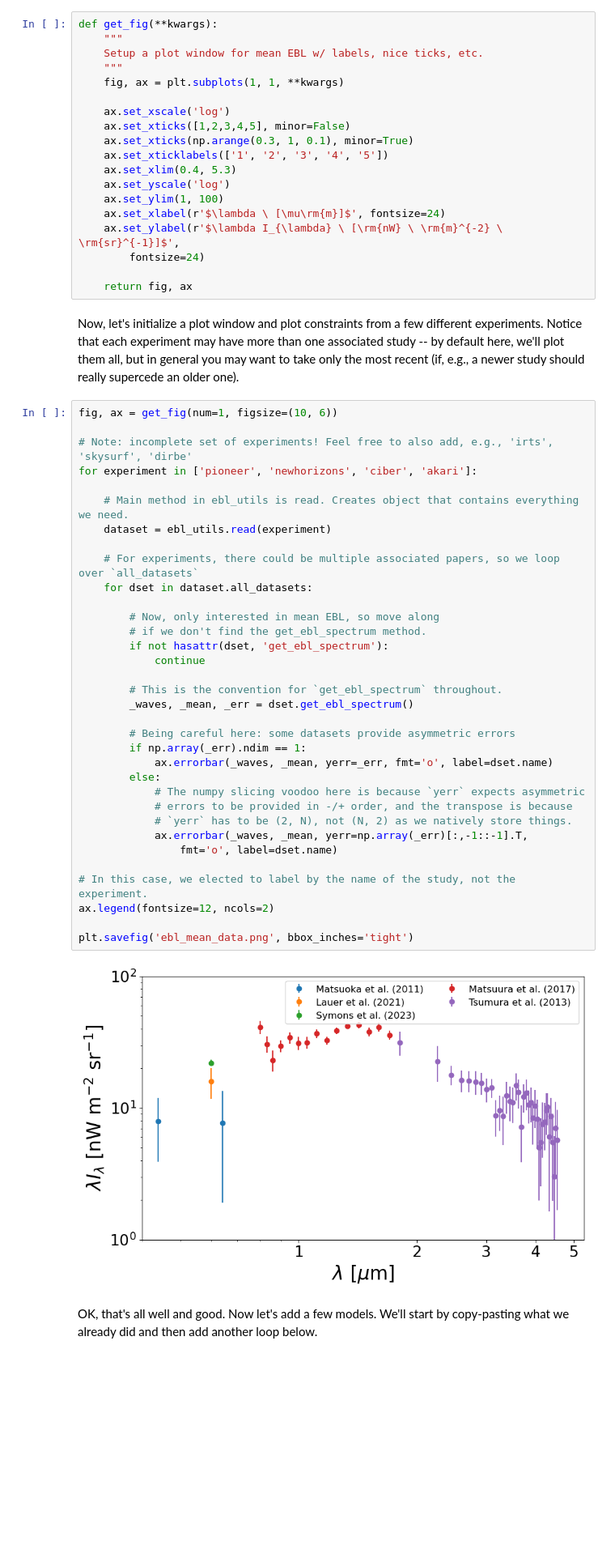
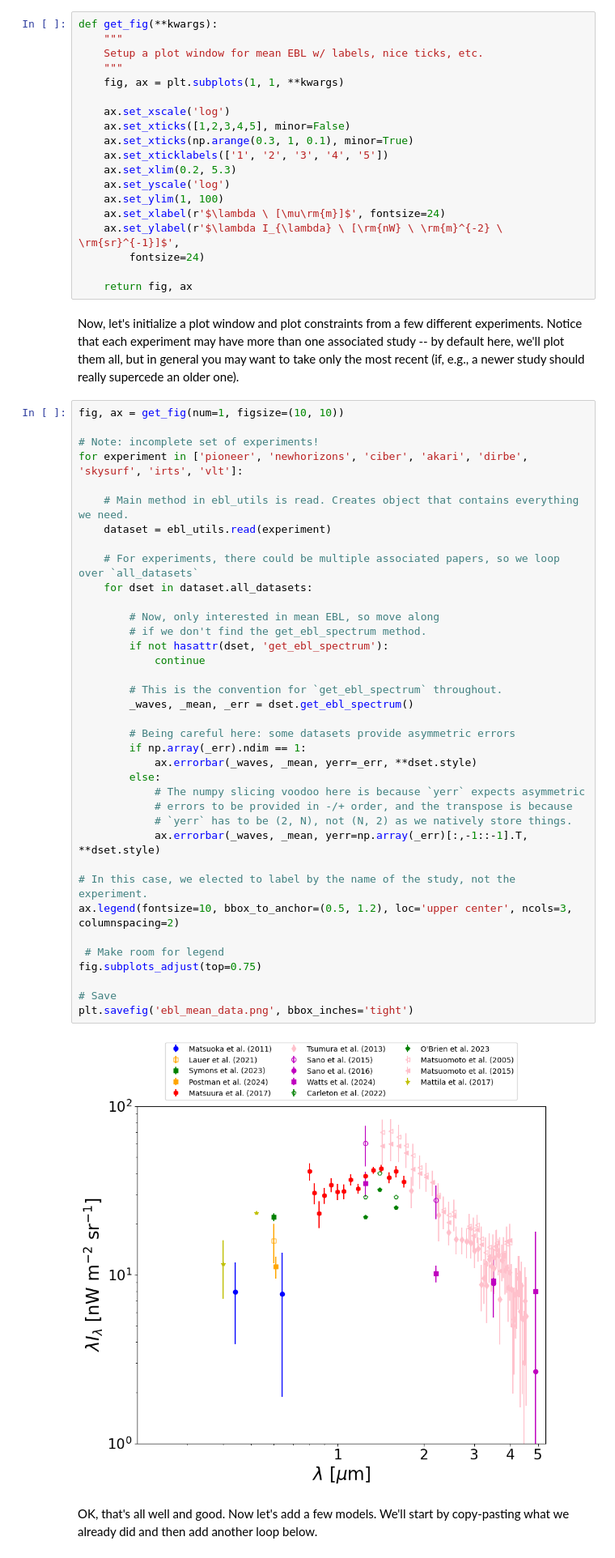
Before and after one commit to mirochaj/ebl_utils, a Jupyter notebook: docs/source/example_ebl_mean.ipynb, the cells around one changed output. Shown: that part at 81% size. Saved outputs shown, nothing was run; the diff lists cells and outputs as text; blank space fills up the shorter version.

Commit message:
using 'style' dict to compactly use default plot symbols, colors, etc

```diff
--- a/docs/source/example_ebl_mean.ipynb
+++ b/docs/source/example_ebl_mean.ipynb
@@ -26,7 +26,7 @@ def get_fig(**kwargs):
     ax.set_xticks([1,2,3,4,5], minor=False)
     ax.set_xticks(np.arange(0.3, 1, 0.1), minor=True)
     ax.set_xticklabels(['1', '2', '3', '4', '5'])
-    ax.set_xlim(0.4, 5.3)
+    ax.set_xlim(0.2, 5.3)
     ax.set_yscale('log')
     ax.set_ylim(1, 100)
     ax.set_xlabel(r'$\lambda \ [\mu\rm{m}]$', fontsize=24)
@@ -37,41 +37,44 @@ def get_fig(**kwargs):
 # %% [markdown]
 Now, let's initialize a plot window and plot constraints from a few different experiments. Notice that each experiment may have more than one associated study -- by default here, we'll plot them all, but in general you may want to take only the most recent (if, e.g., a newer study should really supercede an older one).
 # %%
-fig, ax = get_fig(num=1, figsize=(10, 6))
+fig, ax = get_fig(num=1, figsize=(10, 10))
 
-# Note: incomplete set of experiments! Feel free to also add, e.g., 'irts', 'skysurf', 'dirbe'
-for experiment in ['pioneer', 'newhorizons', 'ciber', 'akari']:
+# Note: incomplete set of experiments!
+for experiment in ['pioneer', 'newhorizons', 'ciber', 'akari', 'dirbe', 'skysurf', 'irts', 'vlt']:
 
     # Main method in ebl_utils is read. Creates object that contains everything we need.
     dataset = ebl_utils.read(experiment)
 
     # For experiments, there could be multiple associated papers, so we loop over `all_datasets`
     for dset in dataset.all_datasets:
 
         # Now, only interested in mean EBL, so move along
         # if we don't find the get_ebl_spectrum method.
         if not hasattr(dset, 'get_ebl_spectrum'):
             continue
 
         # This is the convention for `get_ebl_spectrum` throughout.
         _waves, _mean, _err = dset.get_ebl_spectrum()
 
         # Being careful here: some datasets provide asymmetric errors
         if np.array(_err).ndim == 1:
-            ax.errorbar(_waves, _mean, yerr=_err, fmt='o', label=dset.name)
+            ax.errorbar(_waves, _mean, yerr=_err, **dset.style)
         else:
             # The numpy slicing voodoo here is because `yerr` expects asymmetric
             # errors to be provided in -/+ order, and the transpose is because
             # `yerr` has to be (2, N), not (N, 2) as we natively store things.
-            ax.errorbar(_waves, _mean, yerr=np.array(_err)[:,-1::-1].T,
-                fmt='o', label=dset.name)
+            ax.errorbar(_waves, _mean, yerr=np.array(_err)[:,-1::-1].T, **dset.style)
 
 # In this case, we elected to label by the name of the study, not the experiment.
-ax.legend(fontsize=12, ncols=2)
+ax.legend(fontsize=10, bbox_to_anchor=(0.5, 1.2), loc='upper center', ncols=3, columnspacing=2)
 
+ # Make room for legend
+fig.subplots_adjust(top=0.75)
+
+# Save
 plt.savefig('ebl_mean_data.png', bbox_inches='tight')
 # %% [output]
-[figure, old version]
+[figure, new version]
 # %% [markdown]
 OK, that's all well and good. Now let's add a few models. We'll start by copy-pasting what we already did and then add another loop below.
 # %%
```
Also changed, not shown: parts of 6 cells of this notebook, 19 other files.
